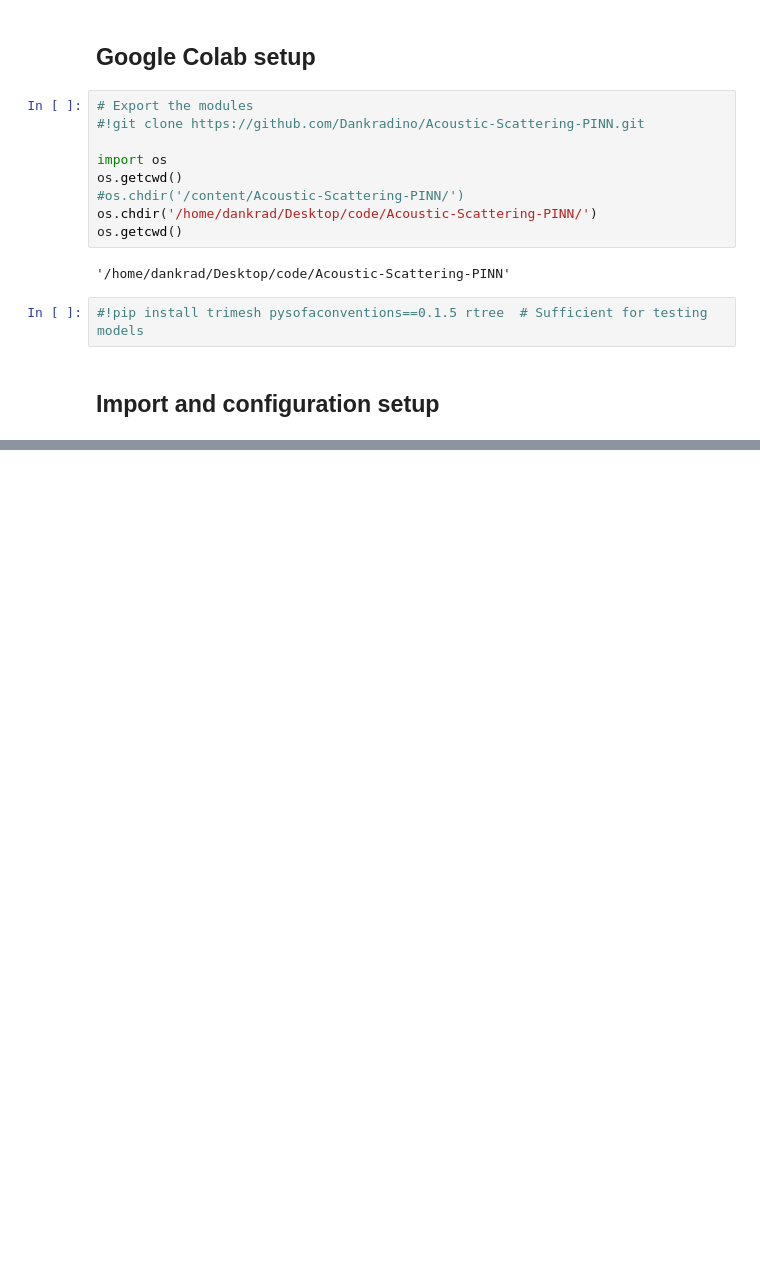
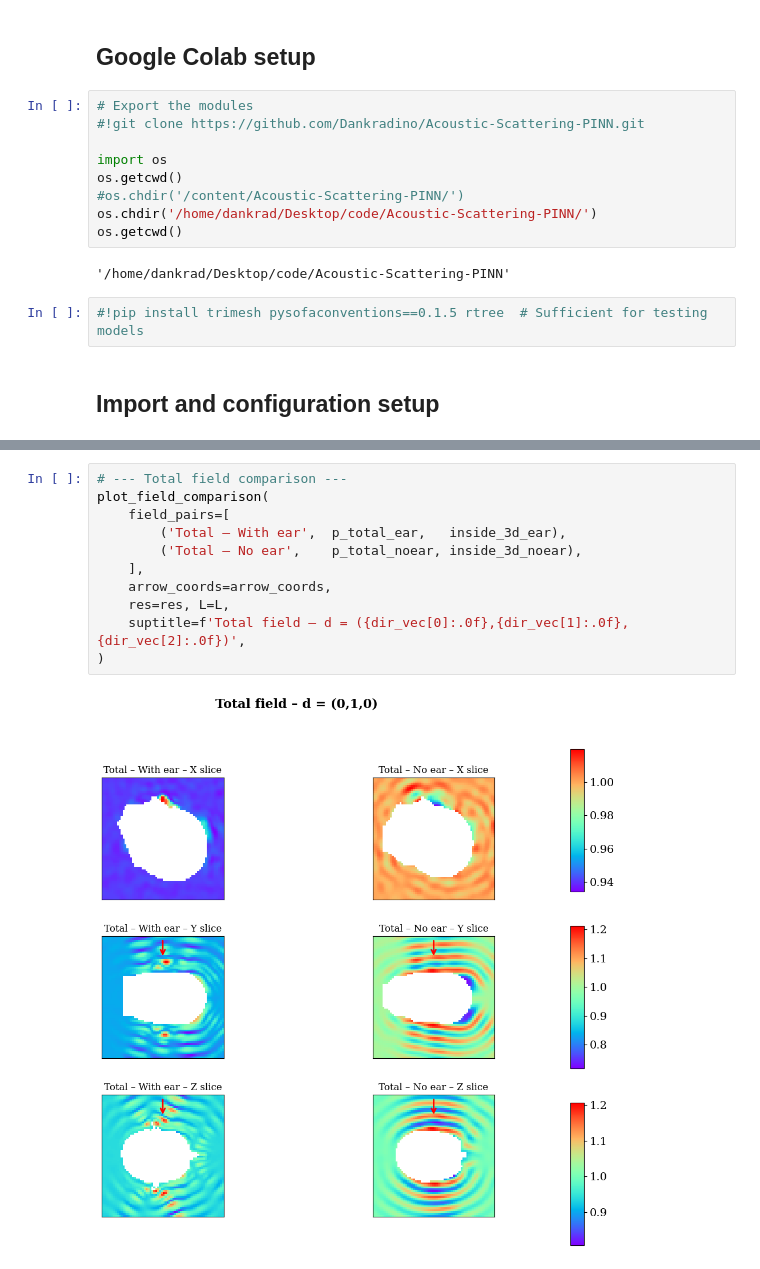
Before and after one commit to Dankradino/Acoustic-Scattering-PINN, a Jupyter notebook: Notebooks/head_filed_visualisation.ipynb, the cells around one changed output, grey strips where cells are left out. Cells and saved outputs as stored; diff of their text form; blank space fills up the shorter version.

```diff
--- a/Notebooks/head_filed_visualisation.ipynb
+++ b/Notebooks/head_filed_visualisation.ipynb
@@ -383,0 +323,13 @@ FileNotFoundError: [Errno 2] No such file or directory: 'checkpoints/hrtf/cfg_fc
+# %%
+# --- Total field comparison ---
+plot_field_comparison(
+    field_pairs=[
+        ('Total – With ear',  p_total_ear,   inside_3d_ear),
+        ('Total – No ear',    p_total_noear, inside_3d_noear),
+    ],
+    arrow_coords=arrow_coords,
+    res=res, L=L,
+    suptitle=f'Total field – d = ({dir_vec[0]:.0f},{dir_vec[1]:.0f},{dir_vec[2]:.0f})',
+)
+# %% [output]
+[figure, added]
```
Also changed, not shown: parts of 16 cells of this notebook, 5 other files.
